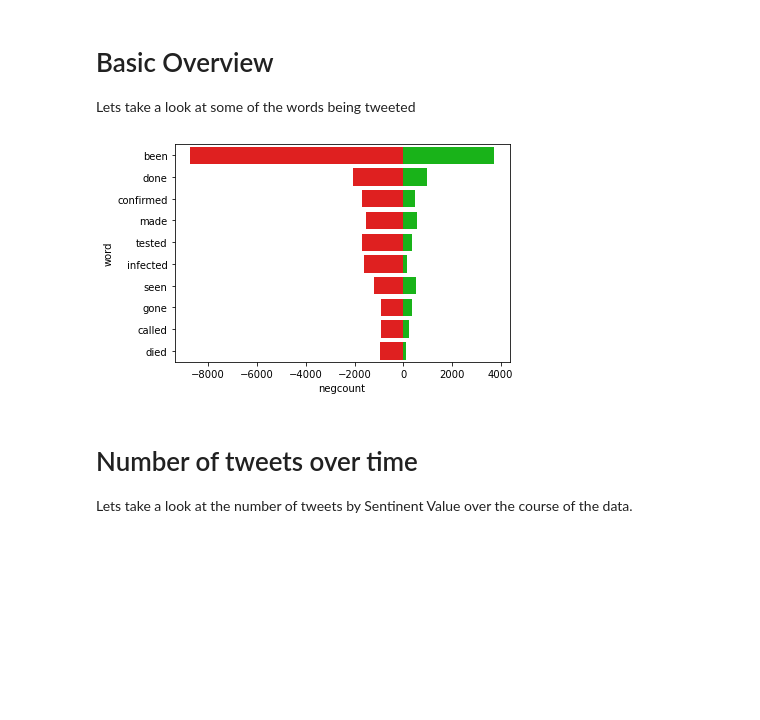
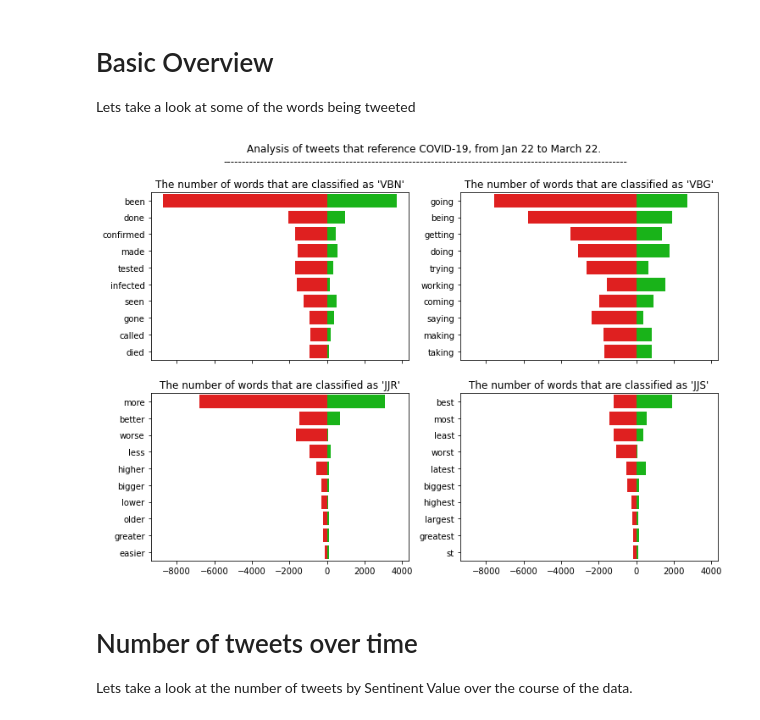
Before and after one commit to Alexander-Kahanek/COVID_Research, a Jupyter notebook: analysis/COVID-analysis.ipynb, the cells around one changed output. Drawn from its saved outputs; the diff is of its cells as text; code cells hidden in the pictures; blank space fills up the shorter version.

Commit message:
analysis

```diff
--- a/analysis/COVID-analysis.ipynb
+++ b/analysis/COVID-analysis.ipynb
@@ -70,29 +70,36 @@ Lets take a look at some of the words being tweeted
 # %%
 # # count words in dataframe
 # df = text_lister(raw['cleantext'])
 # df = count_words(df)
 # # df.head(10)
 
+POStags = ['VBN', 'VBG', 'JJR', 'JJS']
+
+fig, ax = plt.subplots(nrows=2, ncols=2, figsize=(12, 8), sharex= True)
+fig.suptitle('Analysis of tweets that reference COVID-19, from Jan 22 to March 22. \n-------------------------------------------------------------------------------------------------------------')
+
 # search for words by pos tags
-# VBG ?
-poslist = filter_pos(raw[raw['sentiment'] == 'POSITIVE']['pos'], 'VBN')
-neglist = filter_pos(raw[raw['sentiment'] == 'NEGATIVE']['pos'], 'VBN')
+for i, tag in enumerate(POStags):
+    poslist = filter_pos(raw[raw['sentiment'] == 'POSITIVE']['pos'], tag)
+    neglist = filter_pos(raw[raw['sentiment'] == 'NEGATIVE']['pos'], tag)
 
-# verbdf = count_n_seperate(poslist, neglist, 10)
+    # verbdf = count_n_seperate(poslist, neglist, 10)
 
-posdf = count_words(poslist)
-negdf = count_words(neglist)
-# posdf.head(10)
-negdf['count'] = negdf['count'] * -1
-verbdf = posdf.merge(negdf, on='word')
-verbdf['sum'] = verbdf['count_x'] + ( verbdf['count_y'] * -1 )
-verbdf.columns = ['word', 'poscount', 'negcount', 'sum']
-verbdf = verbdf.nlargest(10, 'sum')
+    posdf = count_words(poslist)
+    negdf = count_words(neglist)
+    # posdf.head(10)
+    negdf['count'] = negdf['count'] * -1
+    verbdf = posdf.merge(negdf, on='word')
+    verbdf['sum'] = verbdf['count_x'] + ( verbdf['count_y'] * -1 )
+    verbdf.columns = ['word', 'poscount', 'negcount', 'sum']
+    verbdf = verbdf.nlargest(10, 'sum')
 
-p1 = sns.barplot(data=verbdf, x='poscount', y='word', palette= ['#00cc00'])
-p1 = sns.barplot(data=verbdf, x='negcount', y='word', palette= ['#ff0000'])
+    p1 = sns.barplot(data=verbdf, x='poscount', y='word', palette= ['#00cc00'], ax= ax[i//2, i%2])
+    p1 = sns.barplot(data=verbdf, x='negcount', y='word', palette= ['#ff0000'], ax= ax[i//2, i%2]).set_title(f"The number of words that are classified as '{tag}'")
+    ax[i//2, i%2].set_xlabel("")
+    ax[i//2, i%2].set_ylabel("")
 # %% [output]
-[figure, old version]
+[figure, new version]
 # %% [markdown]
 # Number of tweets over time
 
```
Also changed, not shown: parts of 4 cells of this notebook, 3 other files.
